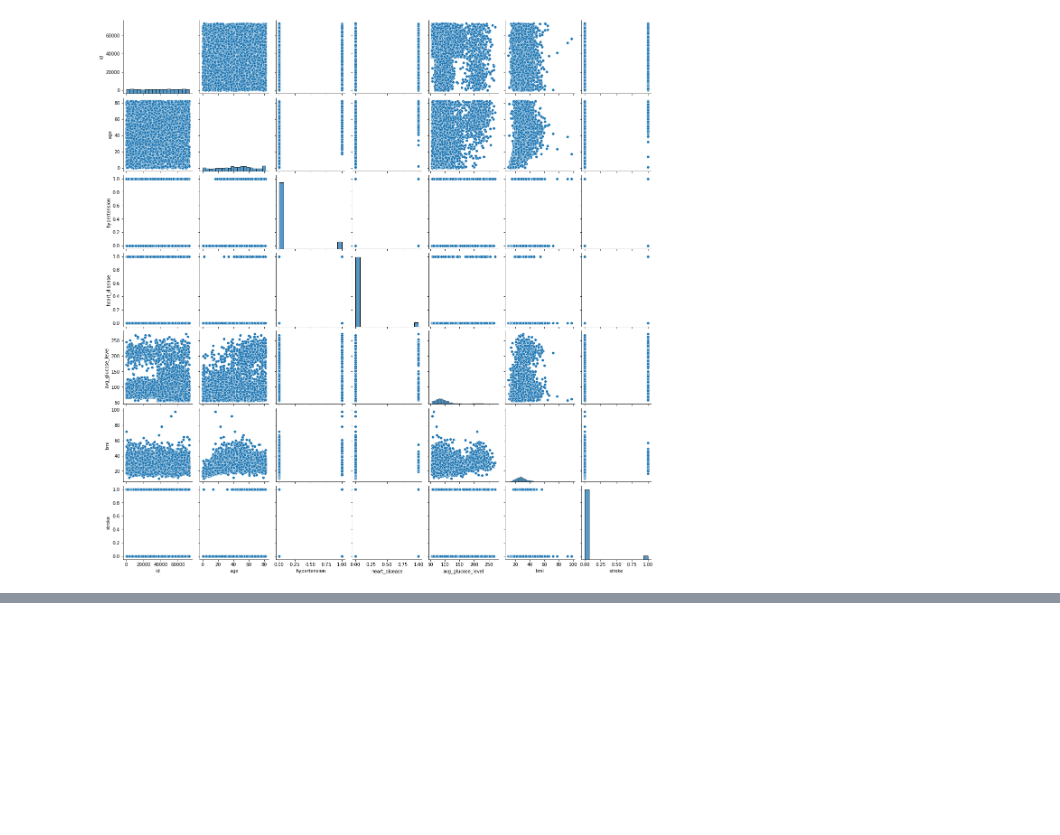
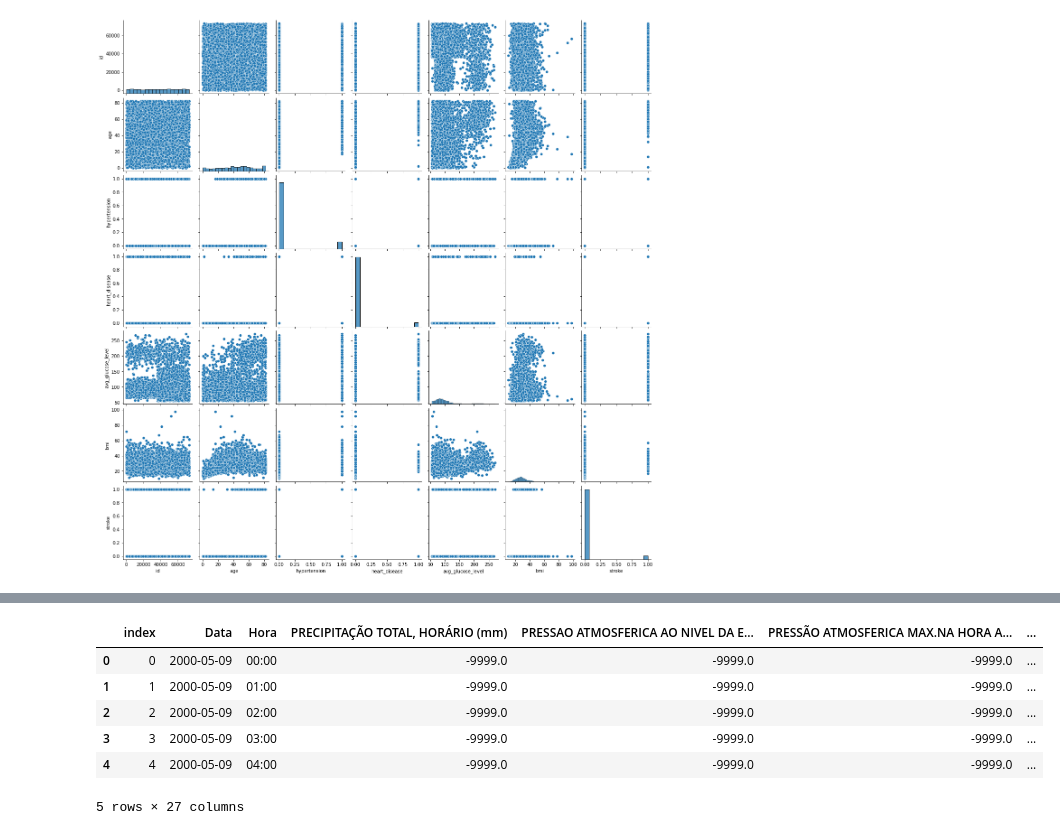
Before and after one commit to clinton0313/GP-Classification-Project, a Jupyter notebook: eda.ipynb, the cells around one changed output, grey strips where cells are left out. Cells and saved outputs as stored; diff of their text form; code cells hidden in the pictures; blank space fills up the shorter version.

```diff
--- a/eda.ipynb
+++ b/eda.ipynb
@@ -329,0 +400,10 @@ sns.pairplot(stroke)
+# %%
+brazil.head()
+# %% [output]
+|  | index | Data | Hora | PRECIPITAÇÃO TOTAL, HORÁRIO (mm) | PRESSAO ATMOSFERICA AO NIVEL DA E... | PRESSÃO ATMOSFERICA MAX.NA HORA A... | ... |
+| 0 | 0 | 2000-05-09 | 00:00 | -9999.0 | -9999.0 | -9999.0 | ... |
+| 1 | 1 | 2000-05-09 | 01:00 | -9999.0 | -9999.0 | -9999.0 | ... |
+| 2 | 2 | 2000-05-09 | 02:00 | -9999.0 | -9999.0 | -9999.0 | ... |
+| 3 | 3 | 2000-05-09 | 03:00 | -9999.0 | -9999.0 | -9999.0 | ... |
+| 4 | 4 | 2000-05-09 | 04:00 | -9999.0 | -9999.0 | -9999.0 | ... |
+5 rows × 27 columns
```
Also changed, not shown: parts of 9 cells of this notebook, 2 other files.
